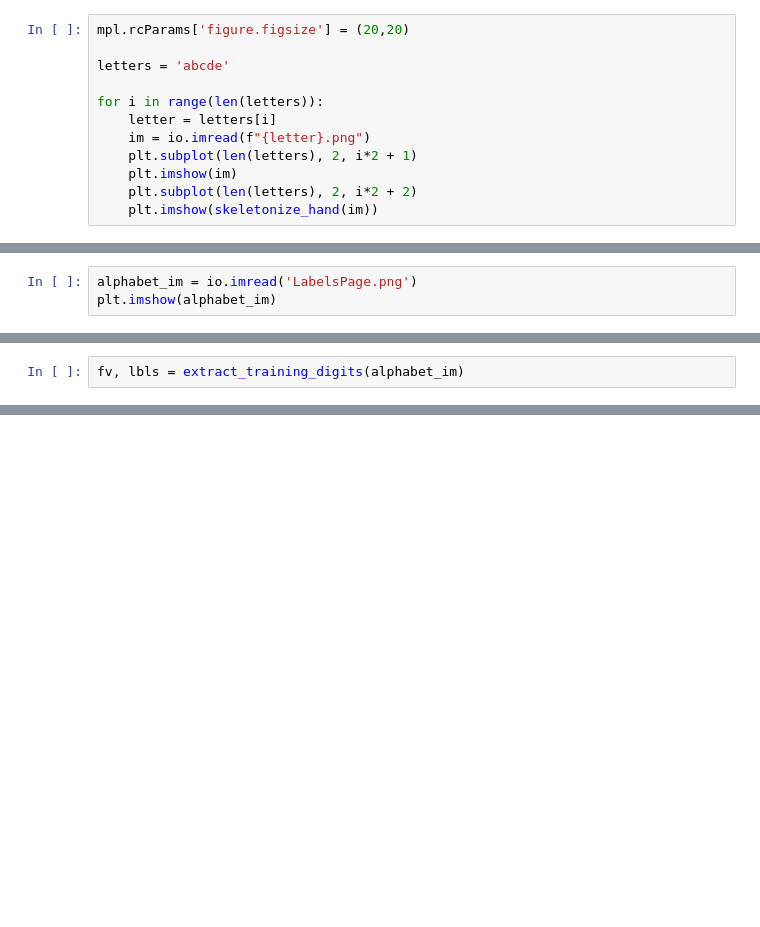
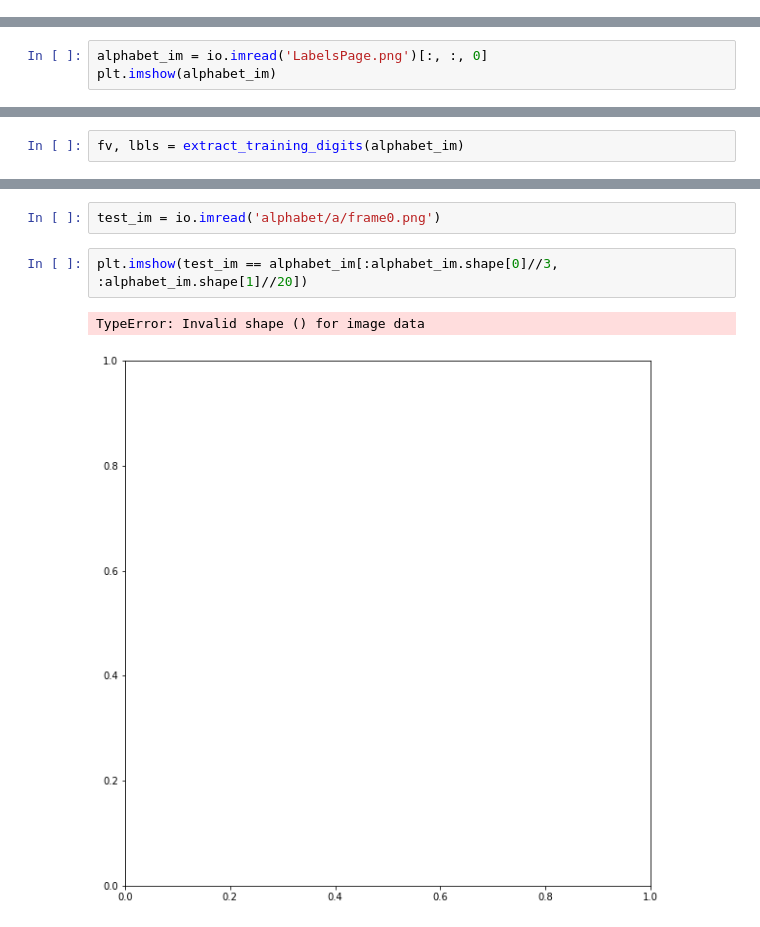
Before and after one commit to ShaneHoughton/asl_computer_vision, a Jupyter notebook: final_project_asl.ipynb, the cells around one changed output, grey strips where cells are left out. Saved outputs shown, nothing was run; the diff lists cells and outputs as text; blank space fills up the shorter version.

```diff
--- a/final_project_asl.ipynb
+++ b/final_project_asl.ipynb
@@ -69,12 +28,0 @@ def skeletonize_hand(im):
-# %%
-mpl.rcParams['figure.figsize'] = (20,20)
-
-letters = 'abcde'
-
-for i in range(len(letters)):
-    letter = letters[i]
-    im = io.imread(f"{letter}.png")
-    plt.subplot(len(letters), 2, i*2 + 1)
-    plt.imshow(im)
-    plt.subplot(len(letters), 2, i*2 + 2)
-    plt.imshow(skeletonize_hand(im))
@@ -260,7 +213,7 @@ def extract_training_digits(im, fv=digit_feature_vectors):
 
     return np.array(feature_vectors, dtype=np.float32), np.array(labels).reshape(-1, 1)
 # %%
-alphabet_im = io.imread('LabelsPage.png')
+alphabet_im = io.imread('LabelsPage.png')[:, :, 0]
 plt.imshow(alphabet_im)
 # %% [output]
 <matplotlib.image.AxesImage at 0x...>
@@ -277,0 +246,7 @@ error: OpenCV(4.5.4-dev) :-1: error: (-5:Bad argument) in function 'train'
+# %%
+test_im = io.imread('alphabet/a/frame0.png')
+# %%
+plt.imshow(test_im == alphabet_im[:alphabet_im.shape[0]//3, :alphabet_im.shape[1]//20])
+# %% [output]
+TypeError: Invalid shape () for image data
+[figure, added]
```
Also changed, not shown: parts of 27 cells of this notebook.
